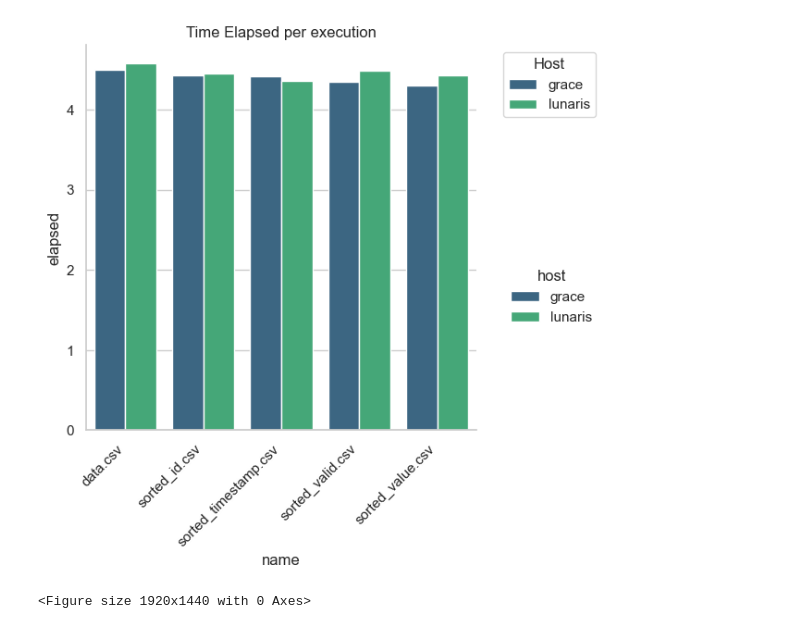
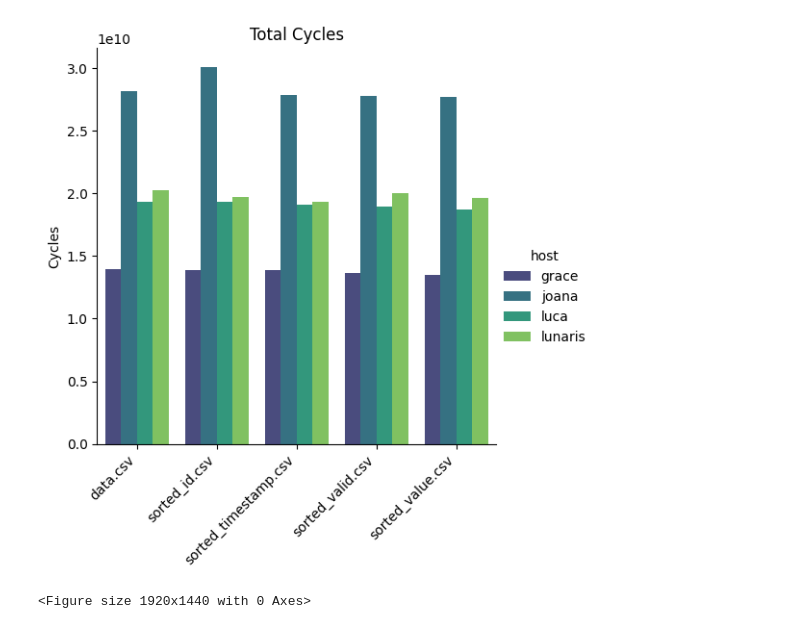
Before and after one commit to matheus-mcosta/arq-avan, a Jupyter notebook: trab1/visual.ipynb, the cells around one changed output. Saved outputs shown, nothing was run; the diff lists cells and outputs as text; code cells hidden in the pictures.

Commit message:
feat: new host

```diff
--- a/trab1/visual.ipynb
+++ b/trab1/visual.ipynb
@@ -3,7 +3,7 @@ import pandas as pd
 import seaborn as sns
 import matplotlib.pyplot as plt
 # %%
-names = ['grace', 'lunaris']
+names = ['grace', 'lunaris', 'joana', 'luca']
 
 df = pd.DataFrame()
 
@@ -51,20 +118,25 @@ plt.show()
 # %%
 sns.catplot(data=df,
             x='name',
-            y='elapsed',
+            y='TOT_CYC',
             hue='host',
             palette='viridis',
-            kind='bar')
+            kind='bar',
+            legend=True
+            )
 
 
 # Customize the plot
-plt.title('Time Elapsed per execution')
+plt.title('Total Cycles')
 plt.xticks(rotation=45, ha='right')
-plt.legend(title='Host', bbox_to_anchor=(1.05, 1), loc='upper left')
+plt.ylabel('Cycles')
+plt.xlabel('')
+
+
 
 # Adjust layout to prevent label cutoff
 plt.figure(dpi=300)
 plt.show()
 # %% [output]
-[figure, old version]
+[figure, new version]
 <Figure size 1920x1440 with 0 Axes>
```
Also changed, not shown: parts of 6 cells of this notebook, 4 other files.
